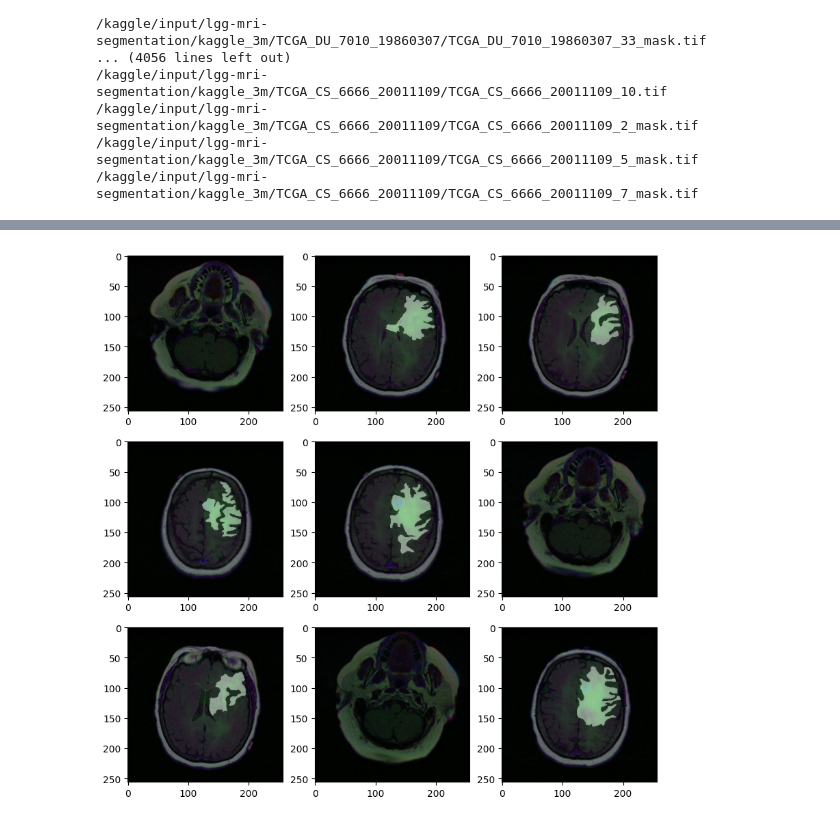
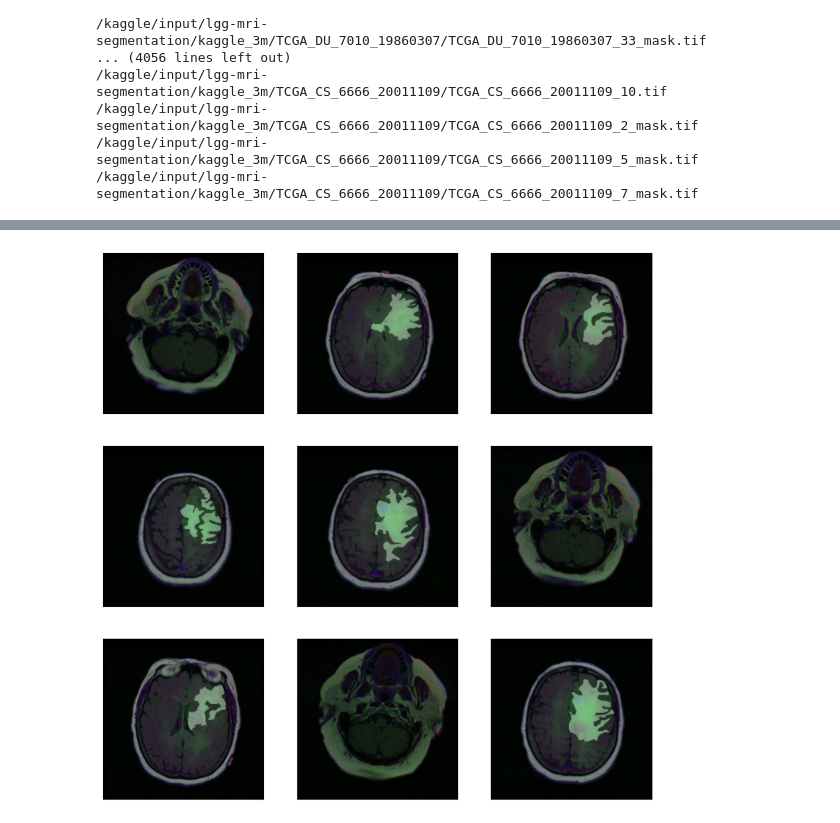
Before and after one commit to kraken114/Kaggle, a Jupyter notebook: Brains.ipynb, the cells around one changed output, grey strips where cells are left out. Drawn from its saved outputs; the diff is of its cells as text; code cells hidden in the pictures.

Commit message:
Kaggle Notebook | Brains | Version 6

```diff
--- a/Brains.ipynb
+++ b/Brains.ipynb
@@ -63,3 +68,12 @@ pd.read_csv('/kaggle/input/lgg-mri-segmentation/kaggle_3m/data.csv').head(4)
 | 1 | TCGA_CS_4942 | 1.0 | 5.0 | 2 | 1.0 | 1.0 | 2.0 | ... |
 | 2 | TCGA_CS_4943 | 1.0 | 5.0 | 2 | 1.0 | 2.0 | 2.0 | ... |
 | 3 | TCGA_CS_4944 | NaN | 5.0 | 2 | 1.0 | 2.0 | 1.0 | ... |
+# %%
+brain_scans = []
+mask_files = glob.glob('../input/lgg-mri-segmentation/kaggle_3m/*/*_mask*')
+
+for i in mask_files:
+    brain_scans.append(i.replace('_mask',''))
+
+print(brain_scans[:2])
+print(mask_files[:2])
@@ -66,16 +83,17 @@ pd.read_csv('/kaggle/input/lgg-mri-segmentation/kaggle_3m/data.csv').head(4)
 # %%
 #Lets plot some samples
 rows,cols=3,3
 fig=plt.figure(figsize=(10,10))
 for i in range(1,rows*cols+1):
     fig.add_subplot(rows,cols,i)
     img_path=brain_scans[i]
     msk_path=mask_files[i]
     img=cv2.imread(img_path)
     img=cv2.cvtColor(img,cv2.COLOR_BGR2RGB)
     msk=cv2.imread(msk_path)
     plt.imshow(img)
-    plt.imshow(msk,alpha=0.4)
+    plt.imshow(msk,alpha=0.3)
+    plt.xticks([]), plt.yticks([])
 plt.show()
 # %% [output]
-[figure, old version]
+[figure, new version]
```
Also changed, not shown: parts of 2 cells of this notebook.
